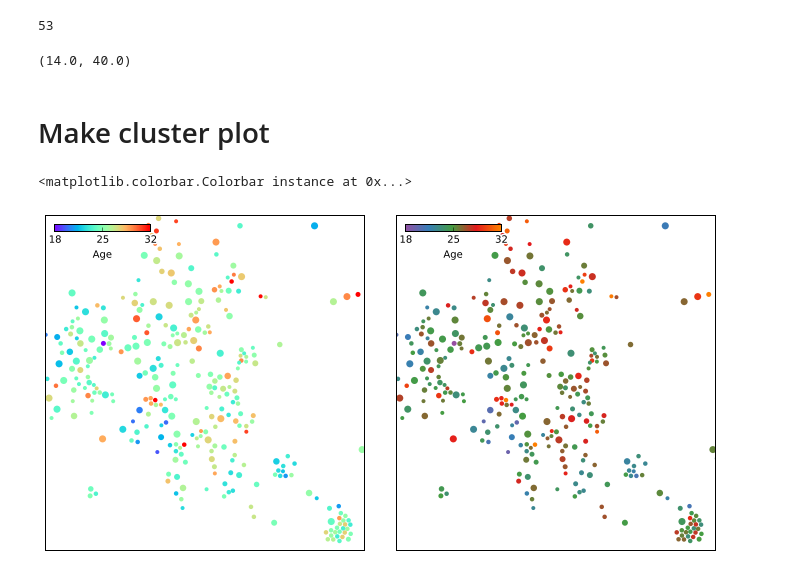
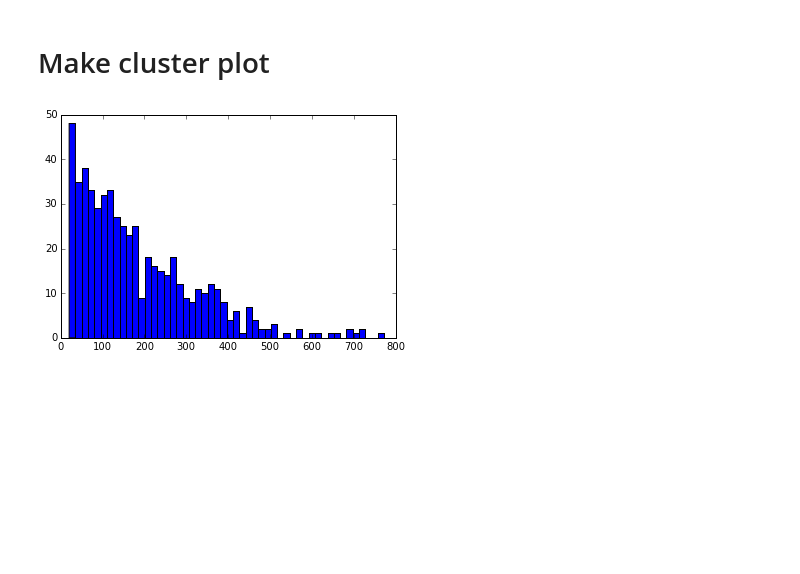
Before and after one commit to ajmendez/explore, a Jupyter notebook: reddit/visualize.ipynb, the cells around one changed output. Saved outputs shown, nothing was run; the diff lists cells and outputs as text; code cells hidden in the pictures; blank space fills up the shorter version.

```diff
--- a/reddit/visualize.ipynb
+++ b/reddit/visualize.ipynb
@@ -125,12 +70,3 @@ for item in graph.findall('.*//*[@id="1"]'):
-# %%
-len([k for k,v in subreddit_map.iteritems() if v[-1] > 400])
-# %% [output]
-53
-# %%
-ages = [v[0] for k,v in subreddit_map.iteritems()]
-np.min(ages), np.max(ages)
-# %% [output]
-(14.0, 40.0)
 # %%
 city_subreddits = ('orlando Quebec Colorado Calgary paris bayarea wisconsin france ottawa houston vancouver '
                    'newzealand Iowa sanantonio montreal ontario Miami mexico Atlanta Seattle sanfrancisco '
@@ -177,20 +114,10 @@ for i, (subreddit, value) in enumerate(subreddit_map.iteritems()):
 #         break
 # %% [markdown]
 # Make cluster plot
-# %%
-sub_width = 400
-sub_xoffset = 70
-
-setup_clusters(sub_width, sub_xoffset, figsize=(12,6), subplt=(1,2,1))
-sca = plot_cluster(data, cmap=pylab.cm.rainbow, vmin=18, vmax=32)
-icolorbar(sca, loc=2, borderpad=0.75, tickfmt='{:.0f}')
-
-setup_clusters(sub_width, sub_xoffset, subplt=(1,2,2))
-sca = plot_cluster(data, cmap=make_cmap(), vmin=18, vmax=32)
-icolorbar(sca, loc=2, borderpad=0.75, tickfmt='{:.0f}')
-# %% [output]
-<matplotlib.colorbar.Colorbar instance at 0x...>
-[figure, removed]
+# %%
+_ = pylab.hist(data['nunique'][data['nunique']!= 0], 50)
+# %% [output]
+[figure, added]
 # %%
 def setup_clusters(width=1500, xoffset=0, yoffset=0, **params):
     kwargs = dict(xticks=False, yticks=False, grid=False, tickmarks=False)
```
Also changed, not shown: parts of 19 cells of this notebook.
